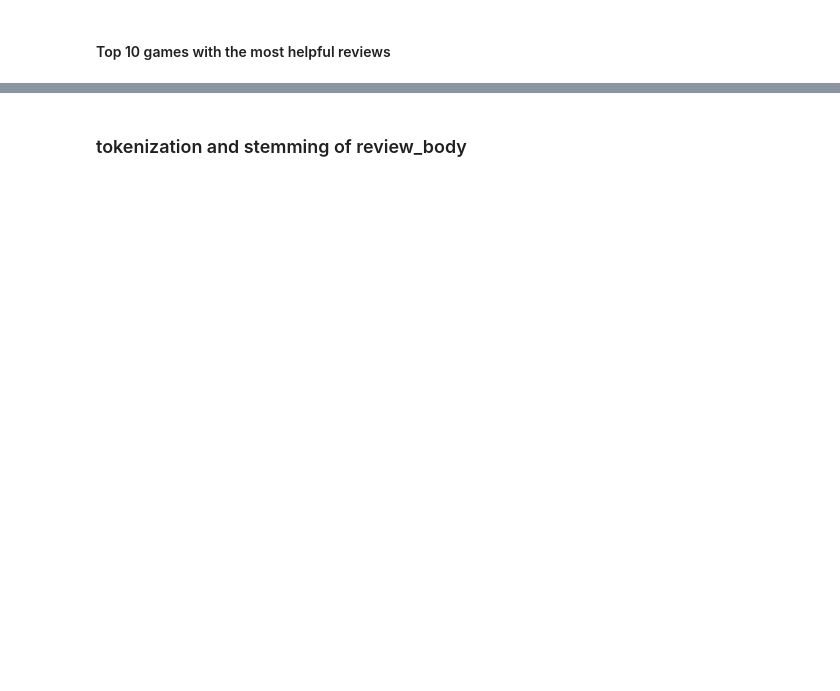
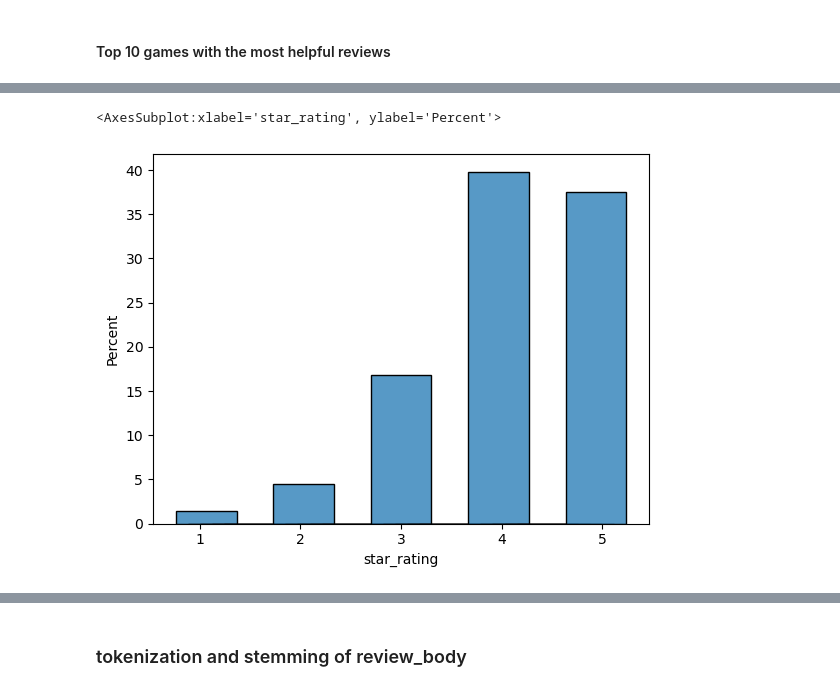
Before and after one commit to LLGH1/dsproject_supply_chain, a Jupyter notebook: FirstExplorationReviewData_OUTPUT.ipynb, the cells around one changed output, grey strips where cells are left out. Saved outputs shown, nothing was run; the diff lists cells and outputs as text; code cells hidden in the pictures; blank space fills up the shorter version.

```diff
--- a/FirstExplorationReviewData_OUTPUT.ipynb
+++ b/FirstExplorationReviewData_OUTPUT.ipynb
@@ -224,0 +289,5 @@ data[["product_title", "helpful_votes"]].nlargest(10, ["helpful_votes"]).plot(x=
+# %%
+sns.histplot(data[data["vine"]=="Y"], x="star_rating", stat="percent", multiple="dodge", shrink=5)
+# %% [output]
+<AxesSubplot:xlabel='star_rating', ylabel='Percent'>
+[figure, added]
```
Also changed, not shown: parts of 31 cells of this notebook.
